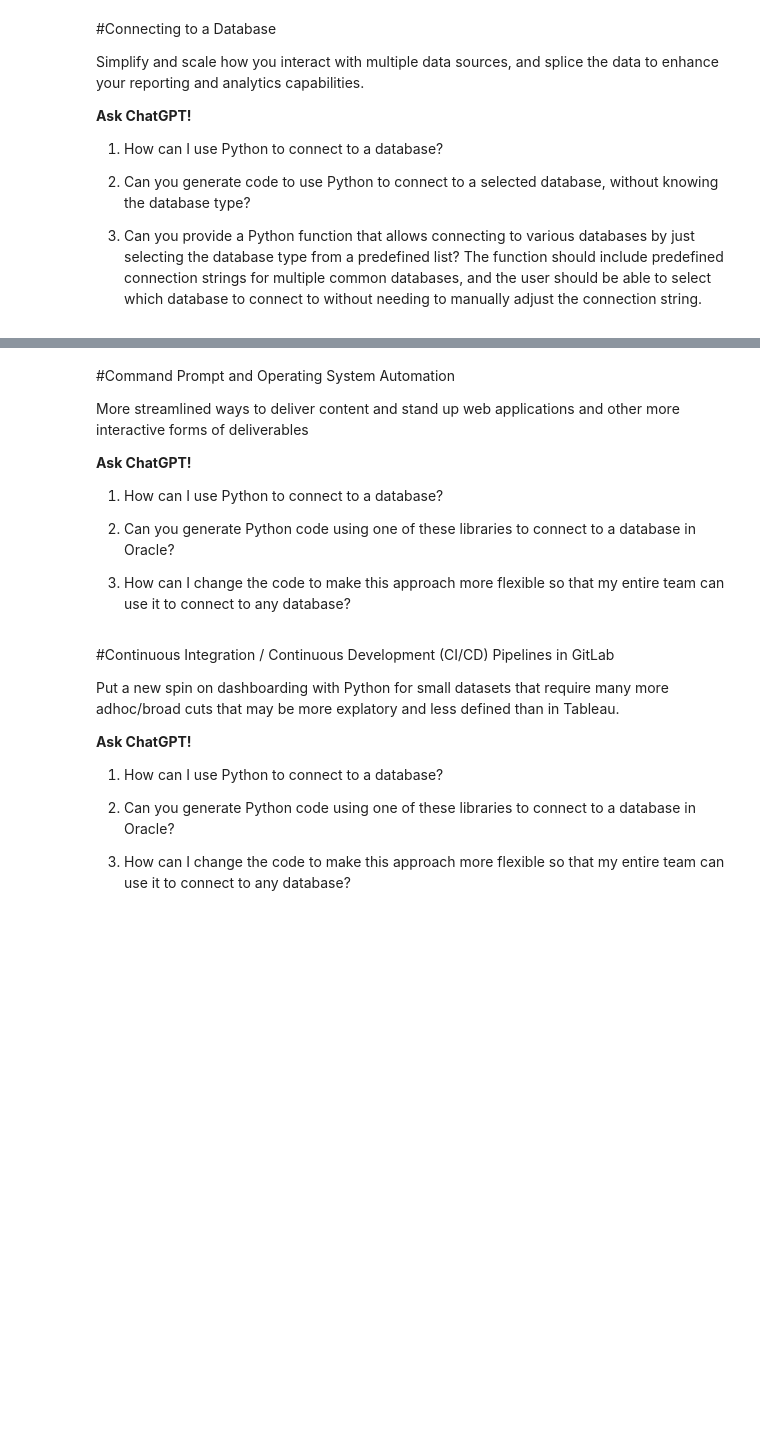
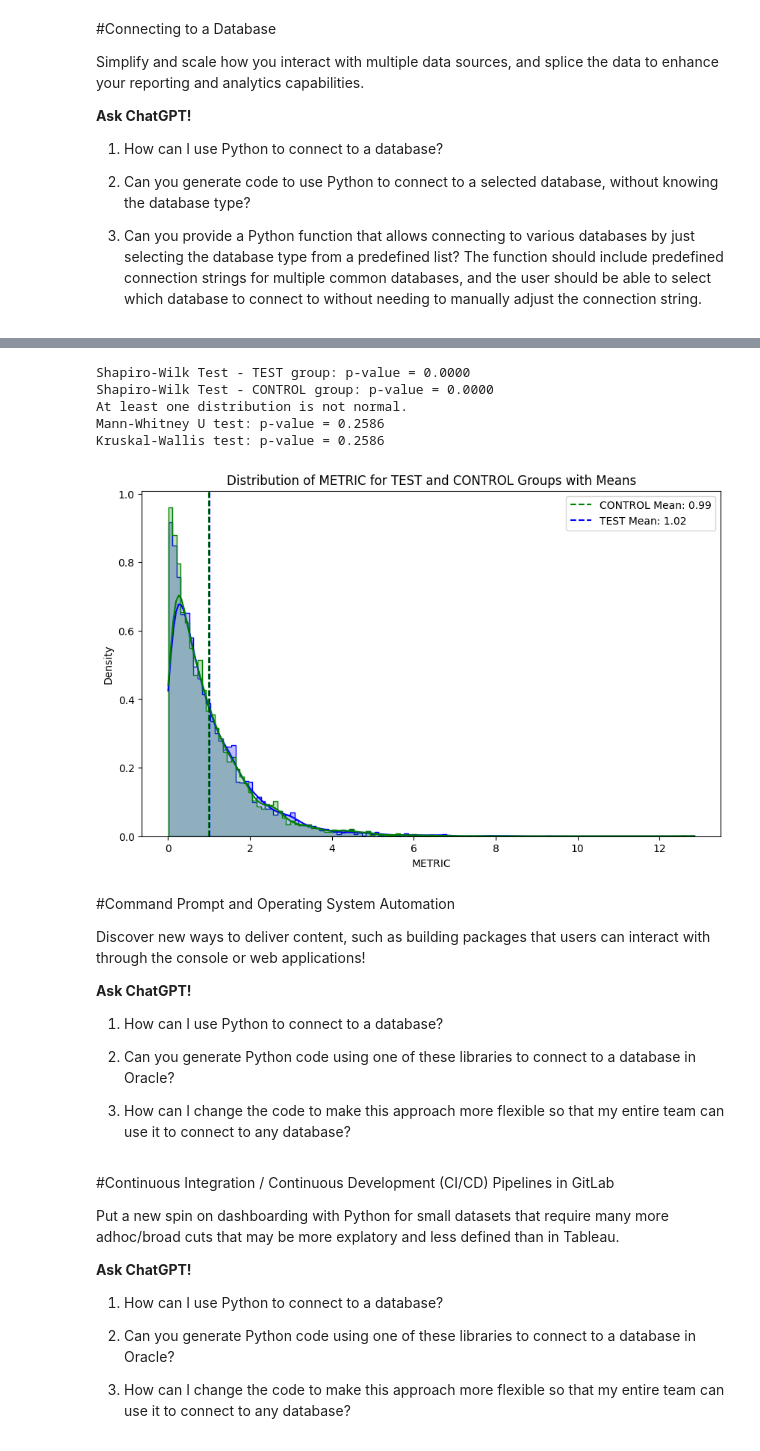
Before and after one commit to rwsfrustum/conference, a Jupyter notebook: index.ipynb, the cells around one changed output, grey strips where cells are left out. Cells and saved outputs as stored; diff of their text form; code cells hidden in the pictures; blank space fills up the shorter version.

```diff
--- a/index.ipynb
+++ b/index.ipynb
@@ -123,0 +184,6 @@ Perform many different tests all at once!
+# %%
+# USE CASE
+
+df = create_synthetic_df()
+
+df
@@ -182,7 +244,53 @@ def perform_mann_whitney_test(df, target_metric, segment_column='segment', flag_
+# %%
+# USE CASE
+
+test_distributions(df)
+# %% [output]
+Shapiro-Wilk Test - TEST group: p-value = 0.0000
+Shapiro-Wilk Test - CONTROL group: p-value = 0.0000
+At least one distribution is not normal.
+Mann-Whitney U test: p-value = 0.2586
+Kruskal-Wallis test: p-value = 0.2586
+# %%
+# FUNCTION DEFINITION
+
+import seaborn as sns
+import matplotlib.pyplot as plt
+
+def visualize_test_control_distributions_with_means_and_colors(df, metric_column='METRIC', label_column='LABEL'):
+    """
+    Visualizes the distributions of the TEST and CONTROL groups within the dataframe,
+    including markers for the mean value of each group, with distinct colors for each distribution.
+
+    :param df: DataFrame containing the data.
+    :param metric_column: The name of the column containing the metric to visualize.
+    :param label_column: The name of the column containing the labels 'TEST' and 'CONTROL'.
+    """
+    plt.figure(figsize=(10, 6))
+    # Use distinct colors for each distribution
+    colors = {'TEST': 'blue', 'CONTROL': 'green'}
+    sns.histplot(data=df, x=metric_column, hue=label_column, element='step', stat='density', common_norm=False, kde=True, palette=colors)
+
+    # Calculate and plot means with respective colors
+    means = df.groupby(label_column)[metric_column].mean().reset_index()
+    for _, row in means.iterrows():
+        plt.axvline(x=row[metric_column], color=colors[row[label_column]], label=f"{row[label_column]} Mean: {row[metric_column]:.2f}", linestyle='--')
+
+    plt.title('Distribution of METRIC for TEST and CONTROL Groups with Means')
+    plt.xlabel(metric_column)
+    plt.ylabel('Density')
+    plt.legend()
+    plt.show()
+# %%
+# USE CASE
+
+visualize_test_control_distributions_with_means_and_colors(df)
+# %% [output]
+[figure, added]
 # %% [markdown]
 #Command Prompt and Operating System Automation
 
-More streamlined ways to deliver content and stand up web applications and other more interactive forms of deliverables
+Discover new ways to deliver content, such as building packages that users can interact with through the console or web applications!
 
 **Ask ChatGPT!**
 1. How can I use Python to connect to a database?
```
Also changed, not shown: parts of 12 cells of this notebook.
